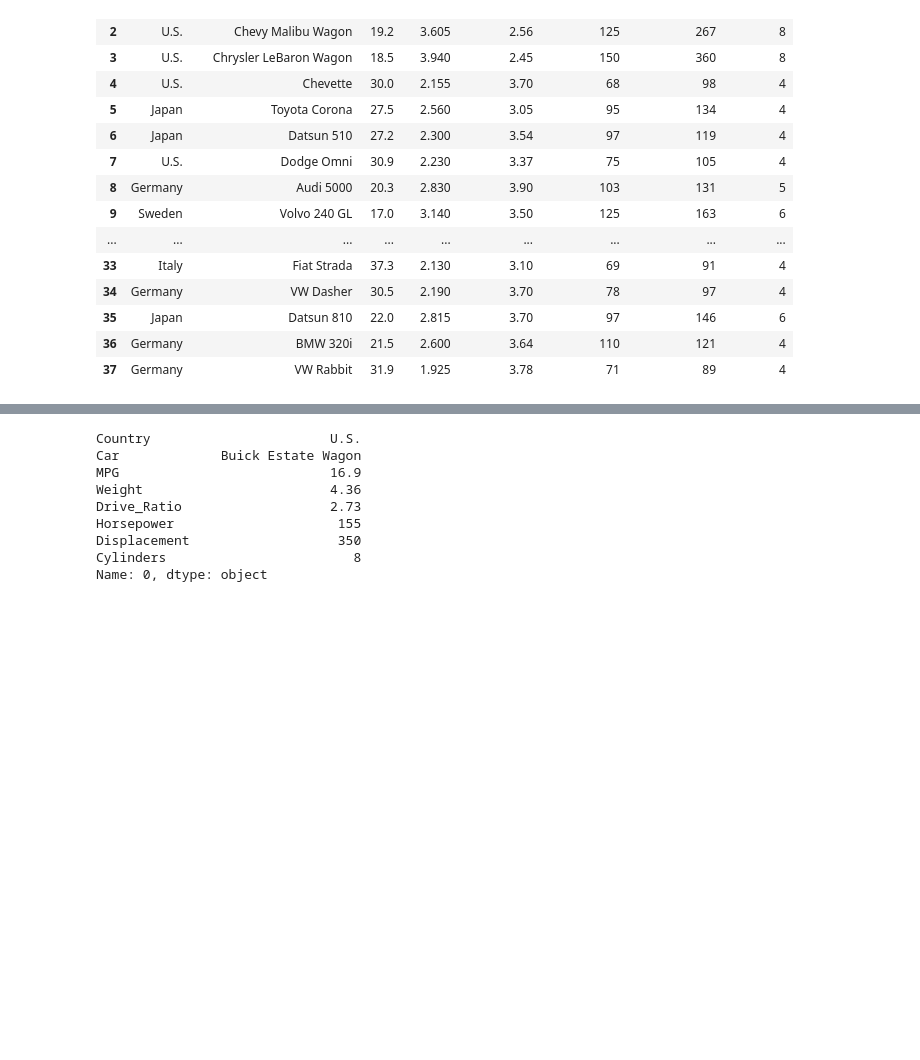
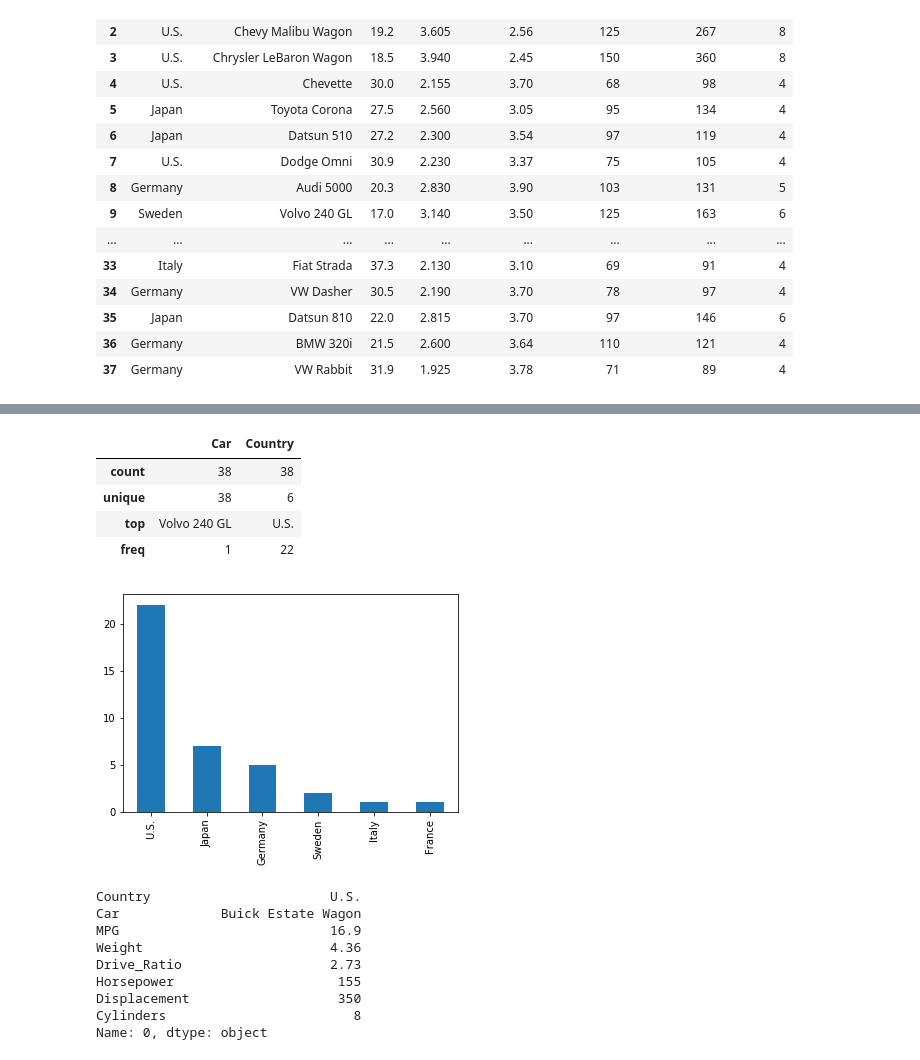
Before and after one commit to nsaunier/CIV8760, a Jupyter notebook: 00-tutoriel.ipynb, the cells around one changed output, grey strips where cells are left out. Drawn from its saved outputs; the diff is of its cells as text; code cells hidden in the pictures; blank space fills up the shorter version.

```diff
--- a/00-tutoriel.ipynb
+++ b/00-tutoriel.ipynb
@@ -426,3 +436,13 @@ None
+# %%
+data['Country'].value_counts().plot(kind='bar')
+data[['Car', 'Country']].describe()
+# %% [output]
+|  | Car | Country |
+| count | 38 | 38 |
+| unique | 38 | 6 |
+| top | Volvo 240 GL | U.S. |
+| freq | 1 | 22 |
+[figure, added]
 # %%
 # exemple de vecteur ou enregistrement
 data.loc[0]
```
Also changed, not shown: parts of 8 cells of this notebook, 1 other file.
